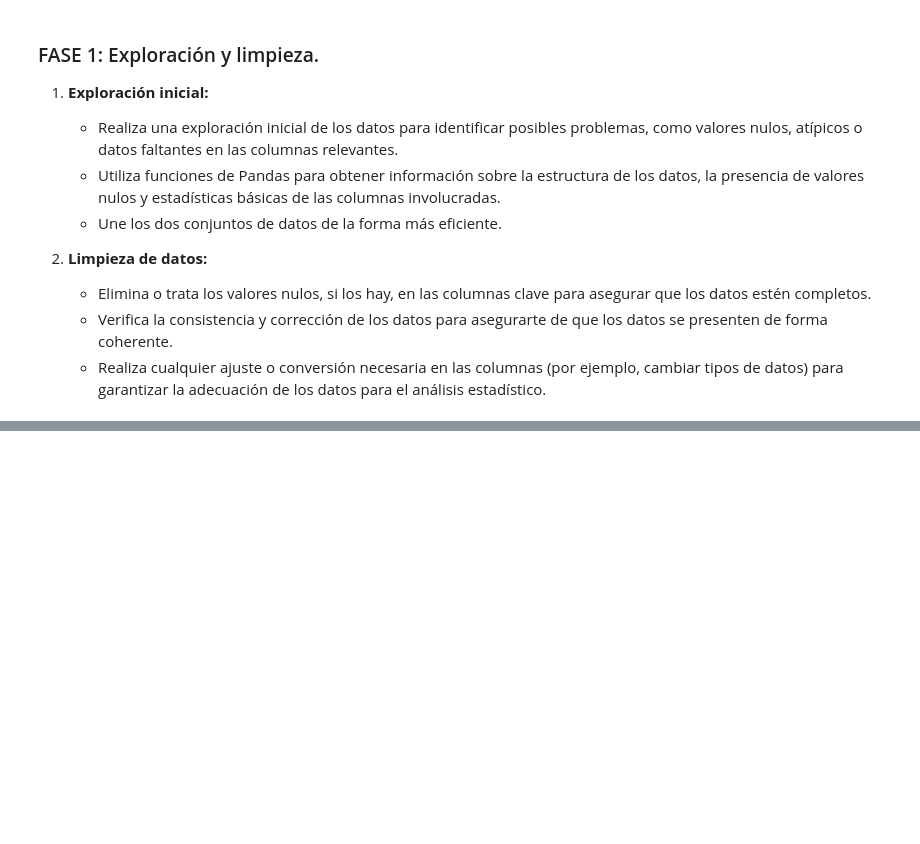
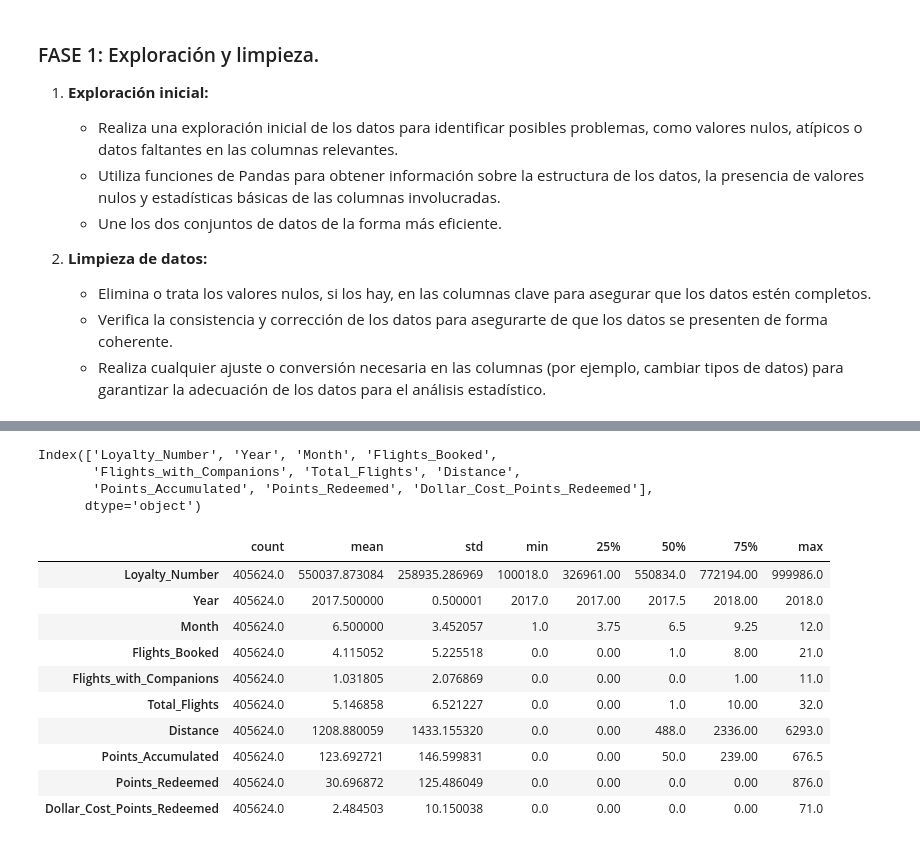
Before and after one commit to Adalab/bda-modulo-3-evaluacion-final-MPNimo, a Jupyter notebook: evaluacion-final-modulo3.ipynb, the cells around one changed output, grey strips where cells are left out. Drawn from its saved outputs; the diff is of its cells as text; code cells hidden in the pictures; blank space fills up the shorter version.

```diff
--- a/evaluacion-final-modulo3.ipynb
+++ b/evaluacion-final-modulo3.ipynb
@@ -51,0 +134,27 @@ display(df_CLH.head(2))
+# %%
+# Vamos a homogeneizar los nombres de las columnas, siendo el cambio que le vamos a hacer quitar los espacios en los nombres y sustituirlos por
+# barras bajas (_); ya que tener espacios en los nombres de nuestras columnas pueden llevar a errores cuando queramos realizar algunos comandos.
+
+new_col = {col: col.replace(' ', '_') for col in df_CFA.columns}
+df_CFA.rename(columns=new_col, inplace=True)
+df_CFA.columns
+# %% [output]
+Index(['Loyalty_Number', 'Year', 'Month', 'Flights_Booked',
+       'Flights_with_Companions', 'Total_Flights', 'Distance',
+       'Points_Accumulated', 'Points_Redeemed', 'Dollar_Cost_Points_Redeemed'],
+      dtype='object')
+# %%
+# Vamos a realizar un análisis descriptivo de los datos para poder tener una idea general de los mismos.
+df_CFA.describe().T
+# %% [output]
+|  | count | mean | std | min | 25% | 50% | 75% | max |
+| Loyalty_Number | 405624.0 | 550037.873084 | 258935.286969 | 100018.0 | 326961.00 | 550834.0 | 772194.00 | 999986.0 |
+| Year | 405624.0 | 2017.500000 | 0.500001 | 2017.0 | 2017.00 | 2017.5 | 2018.00 | 2018.0 |
+| Month | 405624.0 | 6.500000 | 3.452057 | 1.0 | 3.75 | 6.5 | 9.25 | 12.0 |
+| Flights_Booked | 405624.0 | 4.115052 | 5.225518 | 0.0 | 0.00 | 1.0 | 8.00 | 21.0 |
+| Flights_with_Companions | 405624.0 | 1.031805 | 2.076869 | 0.0 | 0.00 | 0.0 | 1.00 | 11.0 |
+| Total_Flights | 405624.0 | 5.146858 | 6.521227 | 0.0 | 0.00 | 1.0 | 10.00 | 32.0 |
+| Distance | 405624.0 | 1208.880059 | 1433.155320 | 0.0 | 0.00 | 488.0 | 2336.00 | 6293.0 |
+| Points_Accumulated | 405624.0 | 123.692721 | 146.599831 | 0.0 | 0.00 | 50.0 | 239.00 | 676.5 |
+| Points_Redeemed | 405624.0 | 30.696872 | 125.486049 | 0.0 | 0.00 | 0.0 | 0.00 | 876.0 |
+| Dollar_Cost_Points_Redeemed | 405624.0 | 2.484503 | 10.150038 | 0.0 | 0.00 | 0.0 | 0.00 | 71.0 |
```
Also changed, not shown: parts of 23 cells of this notebook.
